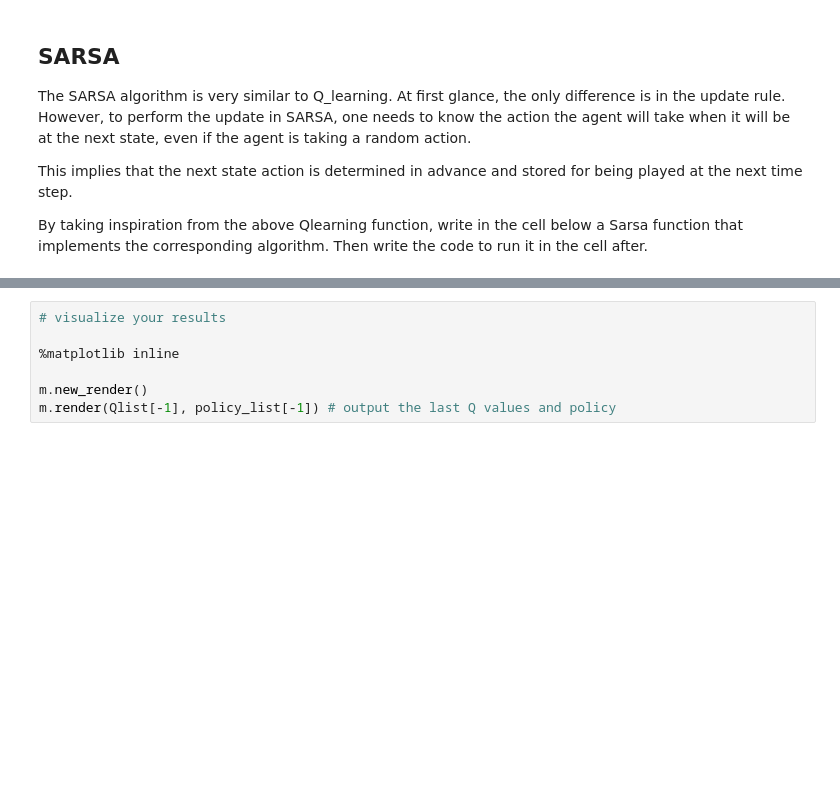
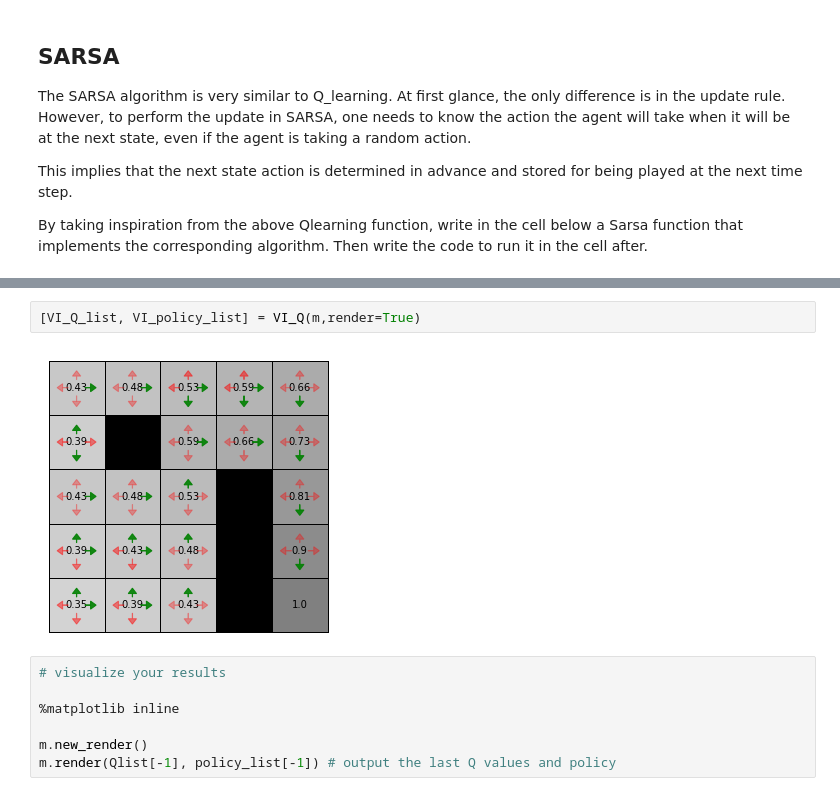
Before and after one commit to AntoninARBERET/rl_labs_notebooks, a Jupyter notebook: reinforcement_learning.ipynb, the cells around one changed output, grey strips where cells are left out. Drawn from its saved outputs; the diff is of its cells as text; blank space fills up the shorter version.

```diff
--- a/reinforcement_learning.ipynb
+++ b/reinforcement_learning.ipynb
@@ -392,3 +444,7 @@ m.render(Qlist[-1], policy_list[-1])
+# %%
+[VI_Q_list, VI_policy_list] = VI_Q(m,render=True)
+# %% [output]
+[figure, added]
 # %%
 # visualize your results
 
```
Also changed, not shown: parts of 9 cells of this notebook, 3 other files.
